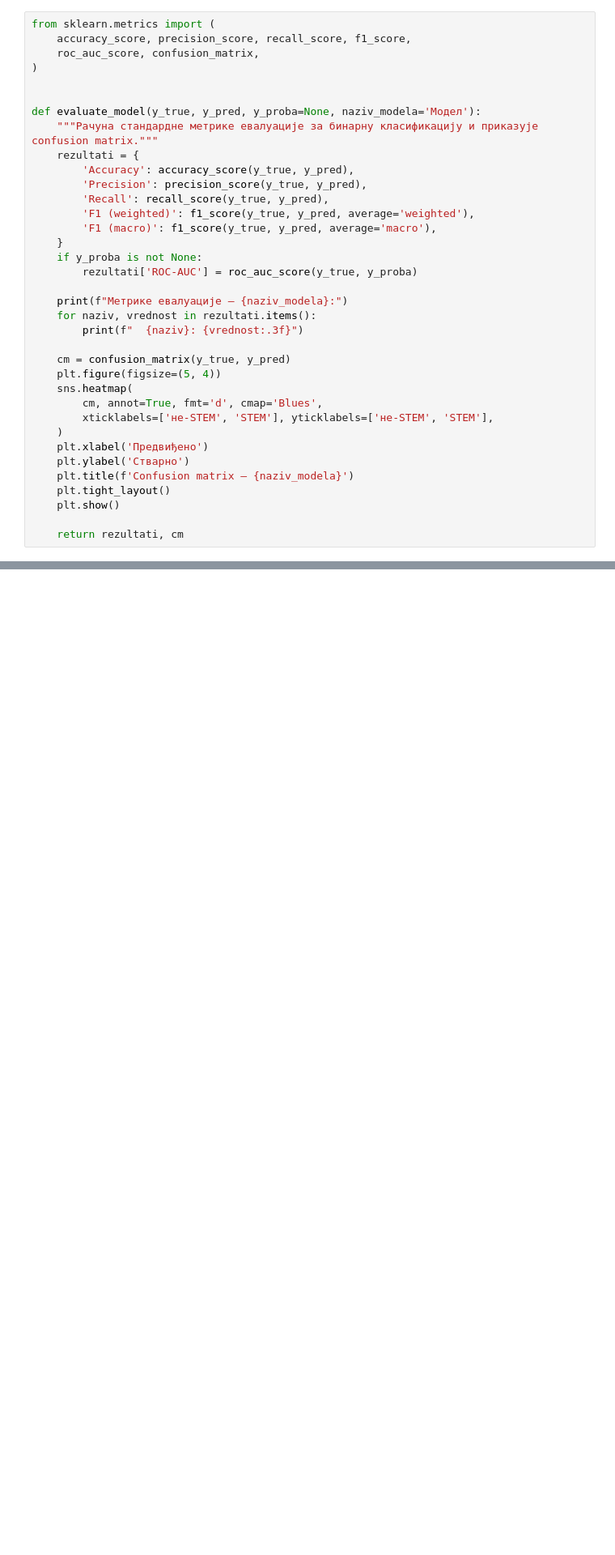
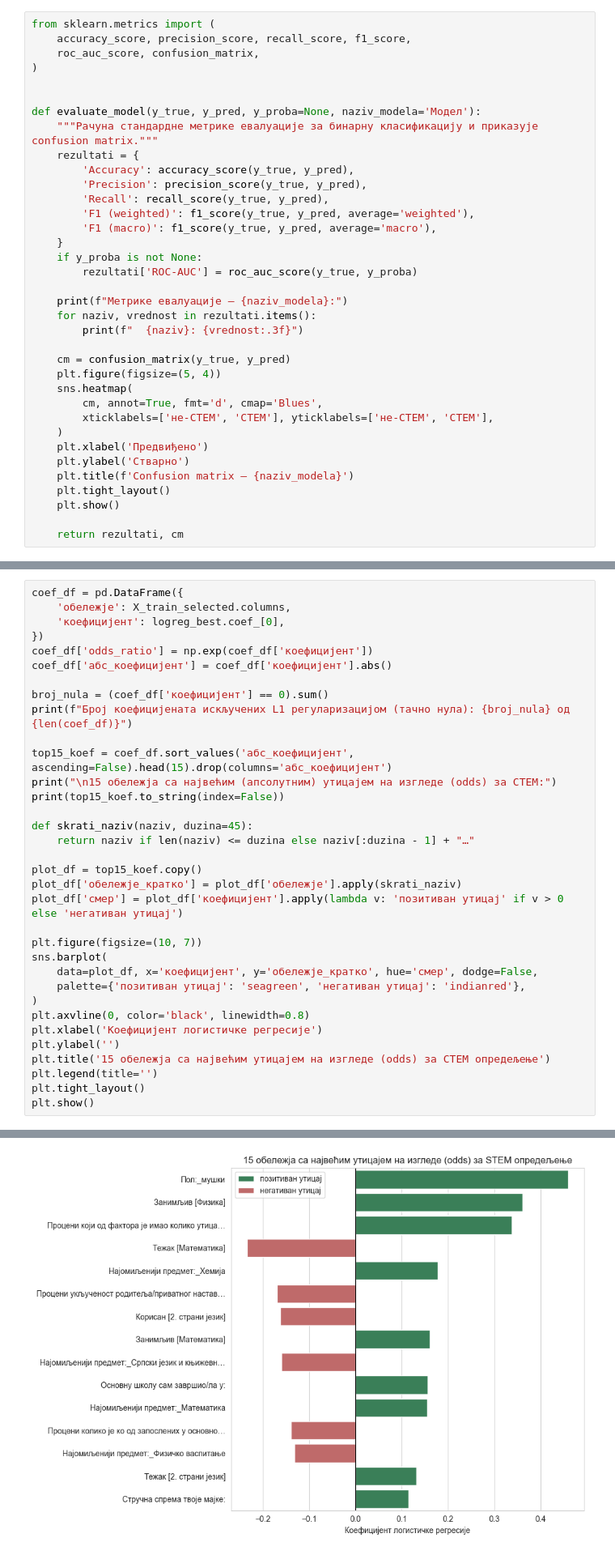
Before and after one commit to tdjokovic/stem_factors, a Jupyter notebook: stem_factors.ipynb, the cells around one changed output, grey strips where cells are left out. Shown at 81% size. Saved outputs shown, nothing was run; the diff lists cells and outputs as text; blank space fills up the shorter version.

```diff
--- a/stem_factors.ipynb
+++ b/stem_factors.ipynb
@@ -1301,7 +1303,7 @@ def evaluate_model(y_true, y_pred, y_proba=None, naziv_modela='Модел'):
     plt.figure(figsize=(5, 4))
     sns.heatmap(
         cm, annot=True, fmt='d', cmap='Blues',
-        xticklabels=['не-STEM', 'STEM'], yticklabels=['не-STEM', 'STEM'],
+        xticklabels=['не-СТЕМ', 'СТЕМ'], yticklabels=['не-СТЕМ', 'СТЕМ'],
     )
     plt.xlabel('Предвиђено')
     plt.ylabel('Стварно')
@@ -1769,0 +1780,35 @@ print(f"Разлика у Accuracy између најбољег модела и
+# %%
+coef_df = pd.DataFrame({
+    'обележје': X_train_selected.columns,
+    'коефицијент': logreg_best.coef_[0],
+})
+coef_df['odds_ratio'] = np.exp(coef_df['коефицијент'])
+coef_df['абс_коефицијент'] = coef_df['коефицијент'].abs()
+
+broj_nula = (coef_df['коефицијент'] == 0).sum()
+print(f"Број коефицијената искључених L1 регуларизацијом (тачно нула): {broj_nula} од {len(coef_df)}")
+
+top15_koef = coef_df.sort_values('абс_коефицијент', ascending=False).head(15).drop(columns='абс_коефицијент')
+print("\n15 обележја са највећим (апсолутним) утицајем на изгледе (odds) за СТЕМ:")
+print(top15_koef.to_string(index=False))
+
+def skrati_naziv(naziv, duzina=45):
+    return naziv if len(naziv) <= duzina else naziv[:duzina - 1] + "…"
+
+plot_df = top15_koef.copy()
+plot_df['обележје_кратко'] = plot_df['обележје'].apply(skrati_naziv)
+plot_df['смер'] = plot_df['коефицијент'].apply(lambda v: 'позитиван утицај' if v > 0 else 'негативан утицај')
+
+plt.figure(figsize=(10, 7))
+sns.barplot(
+    data=plot_df, x='коефицијент', y='обележје_кратко', hue='смер', dodge=False,
+    palette={'позитиван утицај': 'seagreen', 'негативан утицај': 'indianred'},
+)
+plt.axvline(0, color='black', linewidth=0.8)
+plt.xlabel('Коефицијент логистичке регресије')
+plt.ylabel('')
+plt.title('15 обележја са највећим утицајем на изгледе (odds) за СТЕМ опредељење')
+plt.legend(title='')
+plt.tight_layout()
+plt.show()
+# %% [output]
@@ -1769,0 +1834 @@ print(f"Разлика у Accuracy између најбољег модела и
+[figure, added]
```
Also changed, not shown: parts of 58 cells of this notebook.
